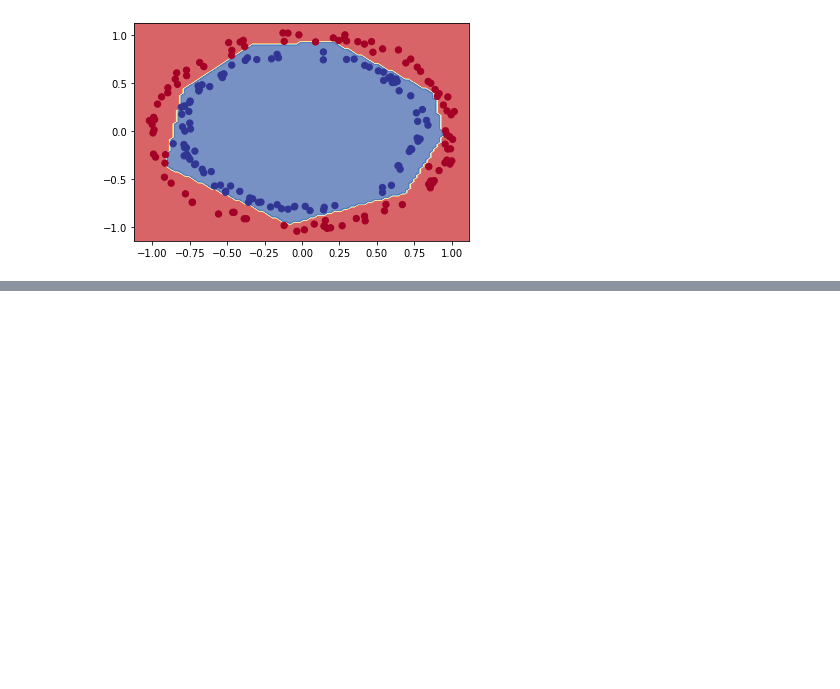
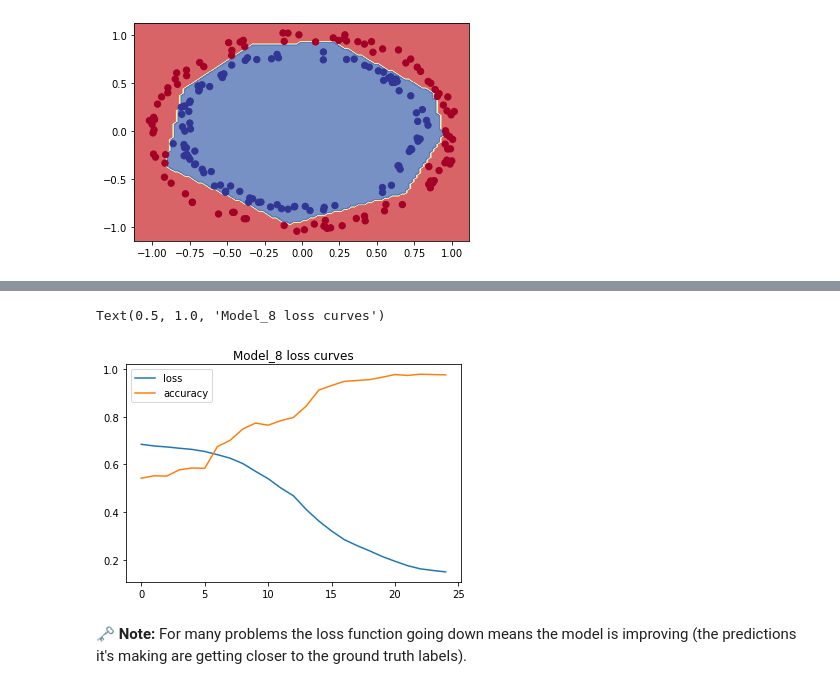
Before and after one commit to gwalshe73/TFDevCert2021, a Jupyter notebook: 02_neural_network_classification_with_tensorflow_video.ipynb, the cells around one changed output, grey strips where cells are left out. Cells and saved outputs as stored; diff of their text form; code cells hidden in the pictures; blank space fills up the shorter version.

```diff
--- a/02_neural_network_classification_with_tensorflow_video.ipynb
+++ b/02_neural_network_classification_with_tensorflow_video.ipynb
@@ -468,0 +492,9 @@ Doing binary classification
+# %%
+# Plot the loss curves
+pd.DataFrame(history.history).plot()
+plt.title("Model_8 loss curves")
+# %% [output]
+Text(0.5, 1.0, 'Model_8 loss curves')
+[figure, added]
+# %% [markdown]
+🗝️ **Note:** For many problems the loss function going down means the model is improving (the predictions it's making are getting closer to the ground truth labels).
```
Also changed, not shown: parts of 7 cells of this notebook.
